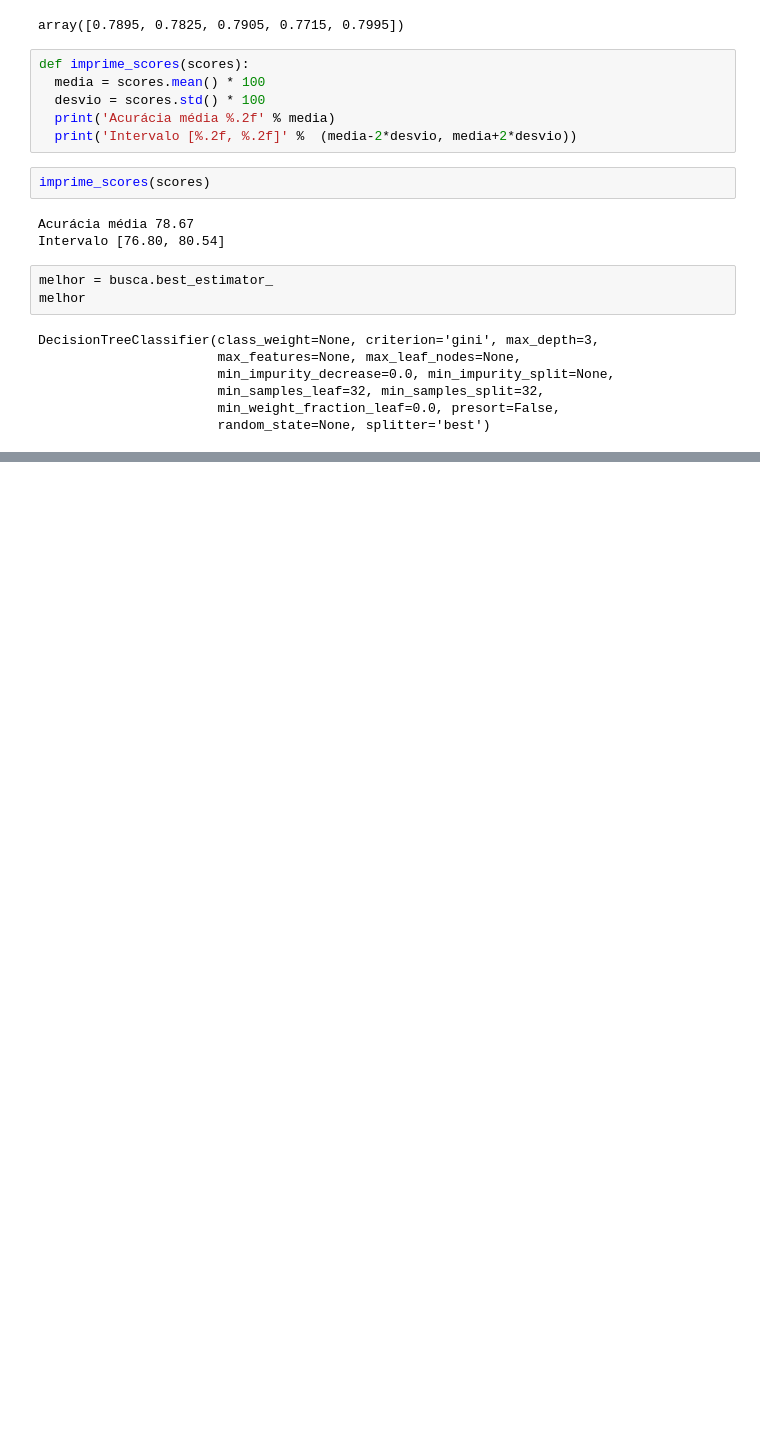
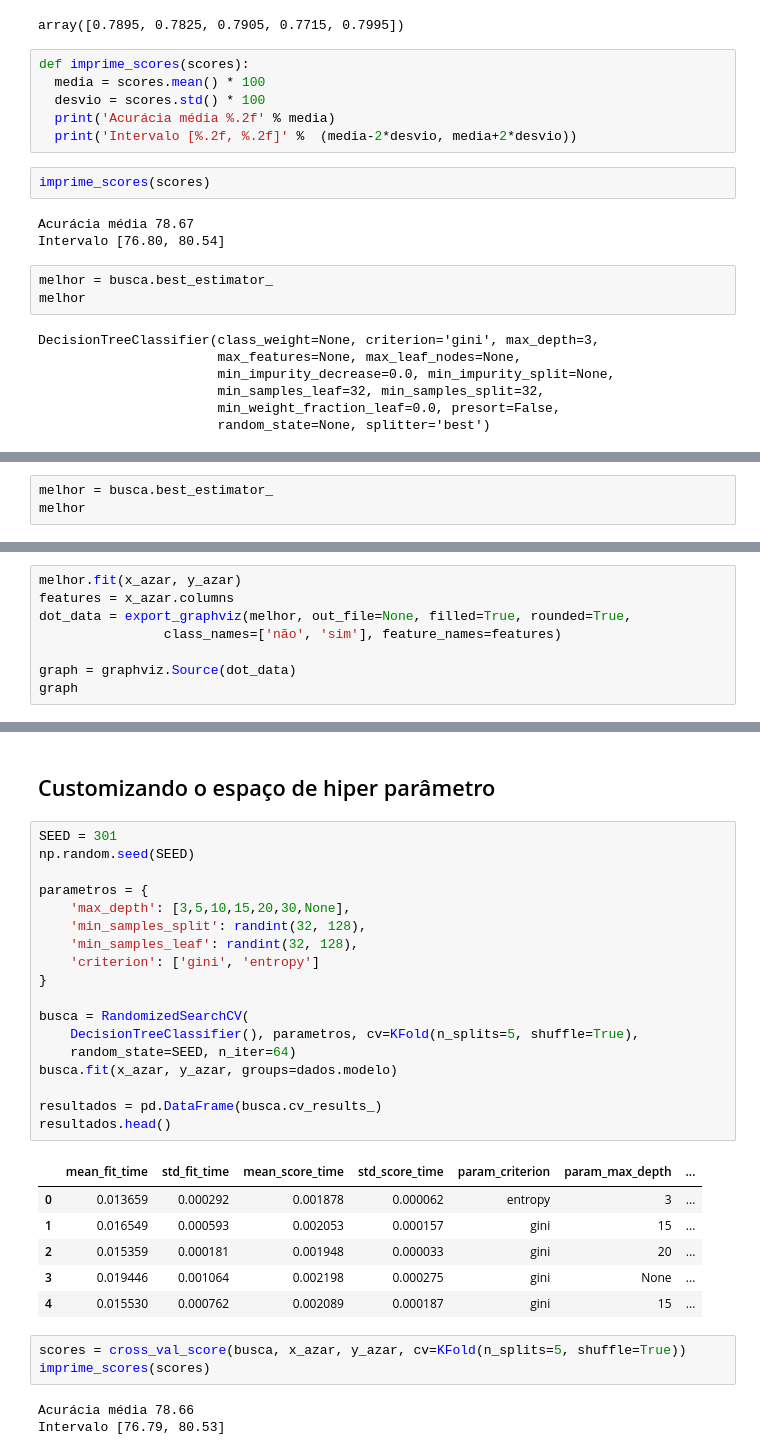
Before and after one commit to geocarvalho/python-ds, a Jupyter notebook: alura/ml_otimizacao_modelos/ml_otimizacao_modelos1.ipynb, the cells around one changed output, grey strips where cells are left out. Drawn from its saved outputs; the diff is of its cells as text; blank space fills up the shorter version.

```diff
--- a/alura/ml_otimizacao_modelos/ml_otimizacao_modelos1.ipynb
+++ b/alura/ml_otimizacao_modelos/ml_otimizacao_modelos1.ipynb
@@ -651,0 +694,3 @@ graph
+# %%
+melhor = busca.best_estimator_
+melhor
@@ -651,0 +704,8 @@ graph
+# %%
+melhor.fit(x_azar, y_azar)
+features = x_azar.columns
+dot_data = export_graphviz(melhor, out_file=None, filled=True, rounded=True,
+                class_names=['não', 'sim'], feature_names=features)
+
+graph = graphviz.Source(dot_data)
+graph
@@ -651,0 +714,33 @@ graph
+# %% [markdown]
+## Customizando o espaço de hiper parâmetro
+# %%
+SEED = 301
+np.random.seed(SEED)
+
+parametros = {
+    'max_depth': [3,5,10,15,20,30,None],
+    'min_samples_split': randint(32, 128),
+    'min_samples_leaf': randint(32, 128),
+    'criterion': ['gini', 'entropy']
+}
+
+busca = RandomizedSearchCV(
+    DecisionTreeClassifier(), parametros, cv=KFold(n_splits=5, shuffle=True),
+    random_state=SEED, n_iter=64)
+busca.fit(x_azar, y_azar, groups=dados.modelo)
+
+resultados = pd.DataFrame(busca.cv_results_)
+resultados.head()
+# %% [output]
+|  | mean_fit_time | std_fit_time | mean_score_time | std_score_time | param_criterion | param_max_depth | ... |
+| 0 | 0.013659 | 0.000292 | 0.001878 | 0.000062 | entropy | 3 | ... |
+| 1 | 0.016549 | 0.000593 | 0.002053 | 0.000157 | gini | 15 | ... |
+| 2 | 0.015359 | 0.000181 | 0.001948 | 0.000033 | gini | 20 | ... |
+| 3 | 0.019446 | 0.001064 | 0.002198 | 0.000275 | gini | None | ... |
+| 4 | 0.015530 | 0.000762 | 0.002089 | 0.000187 | gini | 15 | ... |
+# %%
+scores = cross_val_score(busca, x_azar, y_azar, cv=KFold(n_splits=5, shuffle=True))
+imprime_scores(scores)
+# %% [output]
+Acurácia média 78.66
+Intervalo [76.79, 80.53]
```
Also changed, not shown: parts of 30 cells of this notebook.
